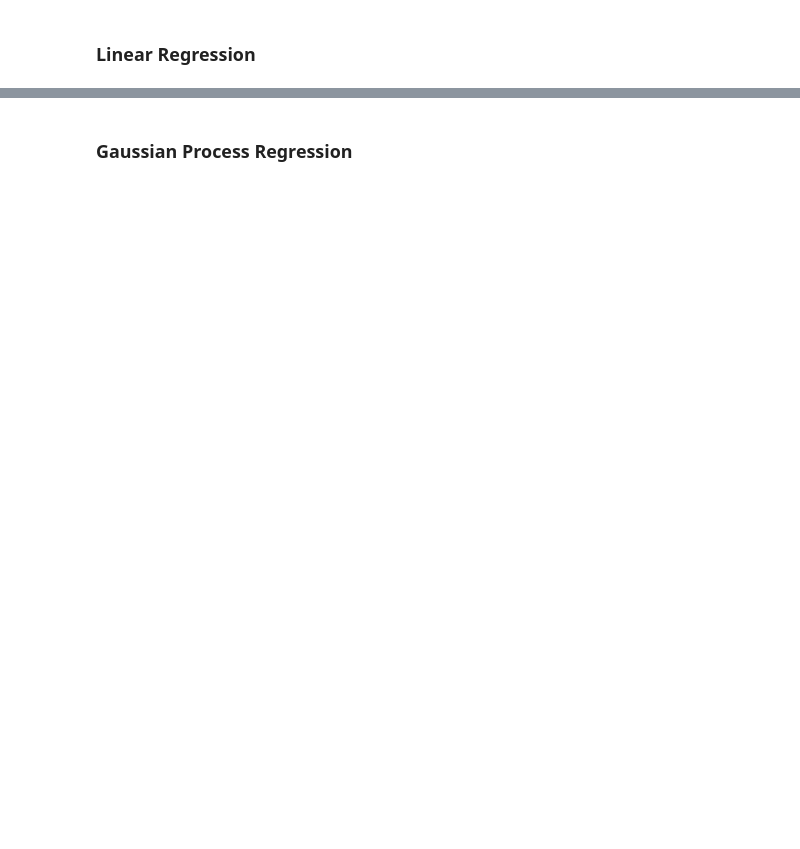
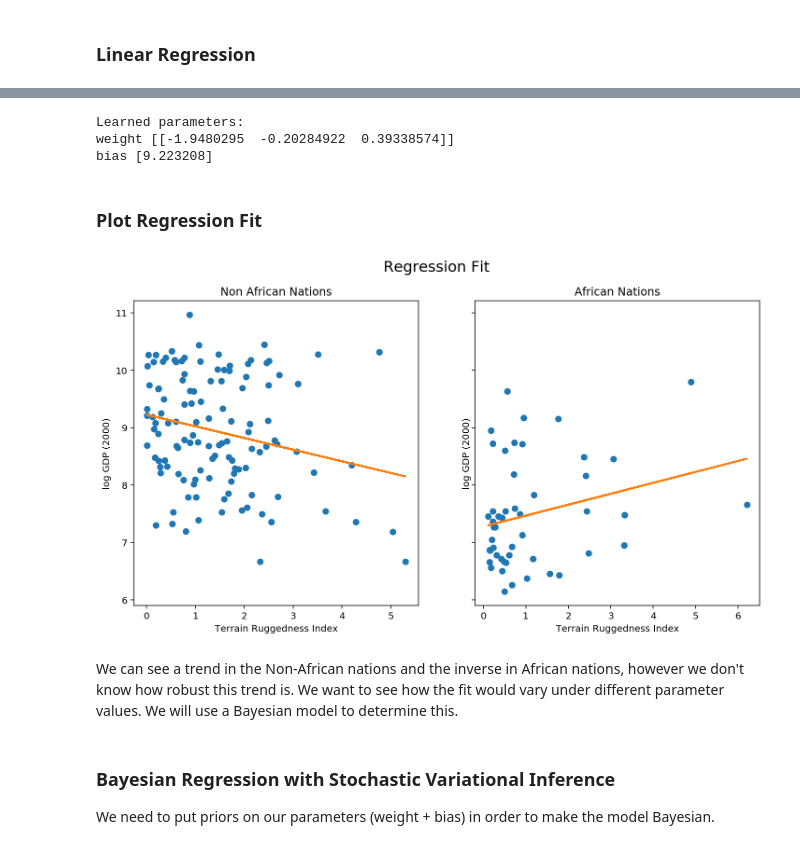
Before and after one commit to jramkiss/jramkiss.github.io, a Jupyter notebook: _posts/why-gpr.ipynb, the cells around one changed output, grey strips where cells are left out. Saved outputs shown, nothing was run; the diff lists cells and outputs as text; code cells hidden in the pictures; blank space fills up the shorter version.

```diff
--- a/_posts/why-gpr.ipynb
+++ b/_posts/why-gpr.ipynb
@@ -67,0 +147,7 @@ import b
+# %%
+# Dataset: Add a feature to capture the interaction between "cont_africa" and "rugged"
+df["cont_africa_x_rugged"] = df["cont_africa"] * df["rugged"]
+df.head()
+data = torch.tensor(df[["cont_africa", "rugged", "cont_africa_x_rugged", "rgdppc_2000"]].values, dtype=torch.float)
+
+x_data, y_data = data[:, :-1], data[:, -1] #last column is the response
@@ -67,0 +161,8 @@ import b
+# %%
+# Regression model
+linear_reg_model = PyroModule[nn.Linear](in_features = 3, out_features = 1)
+
+# Define loss and optimization functions
+loss_fn = torch.nn.MSELoss(reduction='sum') # MSE loss
+optim = torch.optim.Adam(linear_reg_model.parameters(), lr=0.05) # Adam optimizer
+num_iterations = 1000
@@ -68,2 +198,37 @@ import b
+# %%
+# Inspect learned parameters
+print("Learned parameters:")
+for name, param in linear_reg_model.named_parameters():
+    print(name, param.data.numpy())
+# %% [output]
+Learned parameters:
+weight [[-1.9480295  -0.20284922  0.39338574]]
+bias [9.223208]
 # %% [markdown]
-### Gaussian Process Regression
+### Plot Regression Fit
+# %%
+fit = df.copy()
+fit["mean"] = linear_reg_model(x_data).detach().cpu().numpy()
+
+fig, ax = plt.subplots(nrows=1, ncols=2, figsize=(12, 6), sharey=True)
+african_nations = fit[fit["cont_africa"] == 1]
+non_african_nations = fit[fit["cont_africa"] == 0]
+fig.suptitle("Regression Fit", fontsize=16)
+ax[0].plot(non_african_nations["rugged"], non_african_nations["rgdppc_2000"], "o")
+ax[0].plot(non_african_nations["rugged"], non_african_nations["mean"], linewidth=2)
+ax[0].set(xlabel="Terrain Ruggedness Index",
+          ylabel="log GDP (2000)",
+          title="Non African Nations")
+ax[1].plot(african_nations["rugged"], african_nations["rgdppc_2000"], "o")
+ax[1].plot(african_nations["rugged"], african_nations["mean"], linewidth=2)
+ax[1].set(xlabel="Terrain Ruggedness Index",
+          ylabel="log GDP (2000)",
+          title="African Nations");
+# %% [output]
+[figure, added]
+# %% [markdown]
+We can see a trend in the Non-African nations and the inverse in African nations, however we don't know how robust this trend is. We want to see how the fit would vary under different parameter values. We will use a Bayesian model to determine this.
+# %% [markdown]
+### Bayesian Regression with Stochastic Variational Inference
+
+We need to put priors on our parameters (weight + bias) in order to make the model Bayesian.
```
Also changed, not shown: parts of 33 cells of this notebook, 1 other file.
